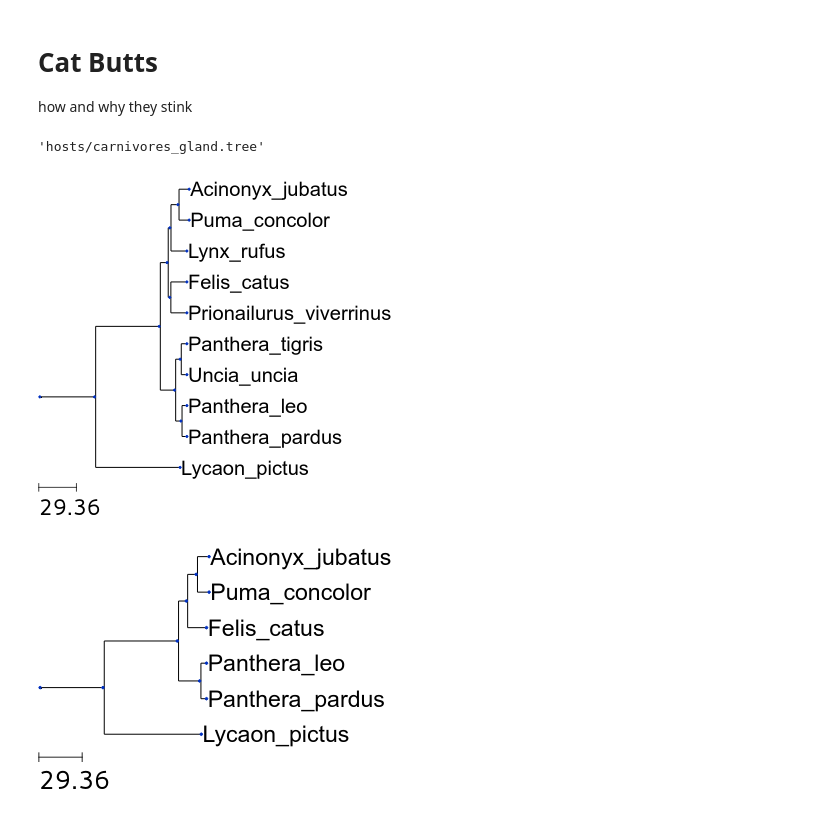
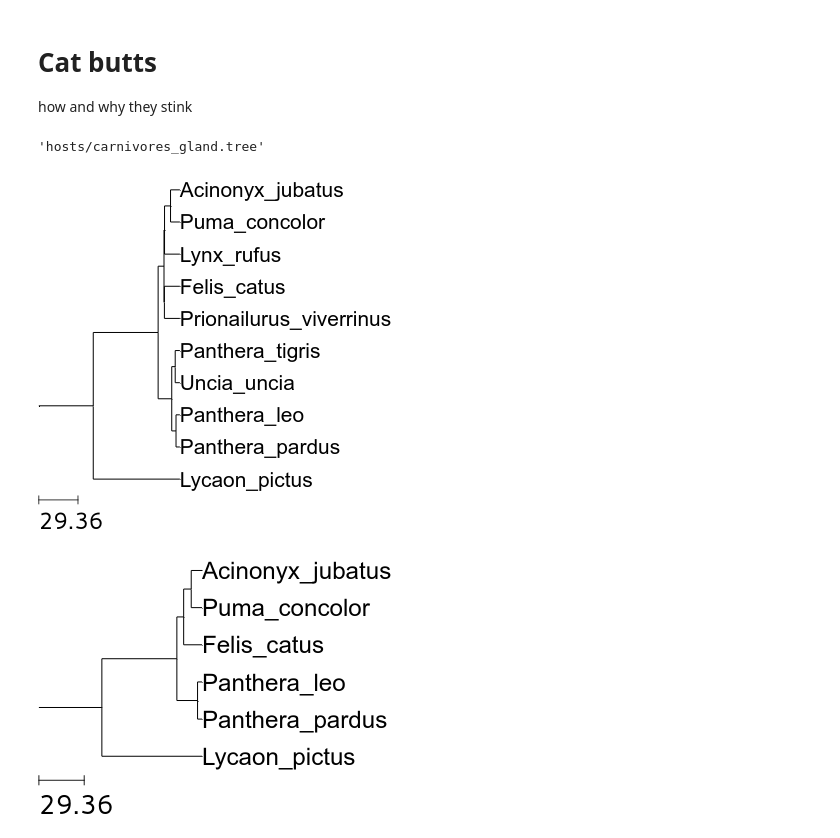
Before and after one commit to ryneches/catbutt, a Jupyter notebook: cattbutt.ipynb, the cells around one changed output. Cells and saved outputs as stored; diff of their text form; code cells hidden in the pictures.

Commit message:
tree styling

```diff
--- a/cattbutt.ipynb
+++ b/cattbutt.ipynb
@@ -1,5 +1,5 @@
 # %% [markdown]
-# Cat Butts
+# Cat butts
 
 how and why they stink
 # %%
@@ -32,13 +32,24 @@ ts.mode = 'r'
 ts.show_leaf_name = True
 ts.branch_vertical_margin = 10
 #ts.scale = 1000000
+
+nstyle = NodeStyle()
+nstyle["size"] = 0
 # %%
-t = Tree('hosts/carnivores_fecal.tree')
-t.render("%%inline", w=100, units="mm", tree_style=ts)
+tree = Tree('hosts/carnivores_fecal.tree')
+
+for node in tree.traverse() :
+    node.set_style(nstyle)
+
+tree.render("%%inline", w=100, units="mm", tree_style=ts)
 # %% [output]
-[figure, old version]
+[figure, new version]
 # %%
-t = Tree('hosts/carnivores_gland.tree')
-t.render("%%inline", w=100, units="mm", tree_style=ts)
+tree = Tree('hosts/carnivores_gland.tree')
+
+for node in tree.traverse() :
+    node.set_style(nstyle)
+
+tree.render("%%inline", w=100, units="mm", tree_style=ts)
 # %% [output]
-[figure, old version]
+[figure, new version]
```
